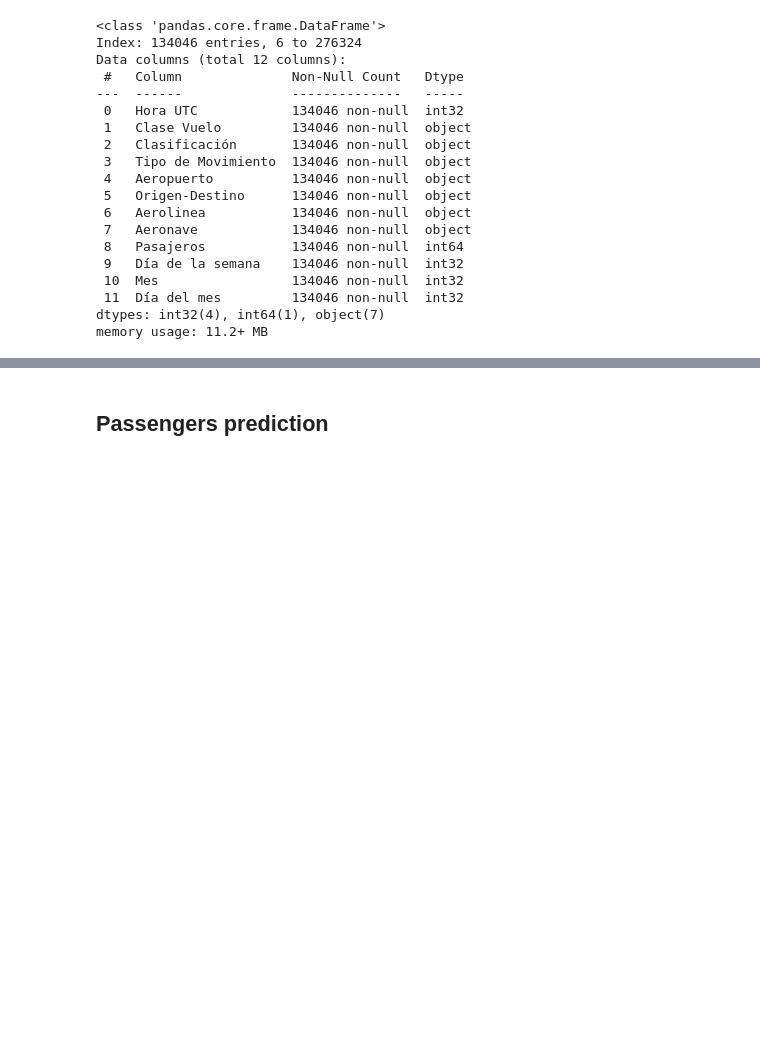
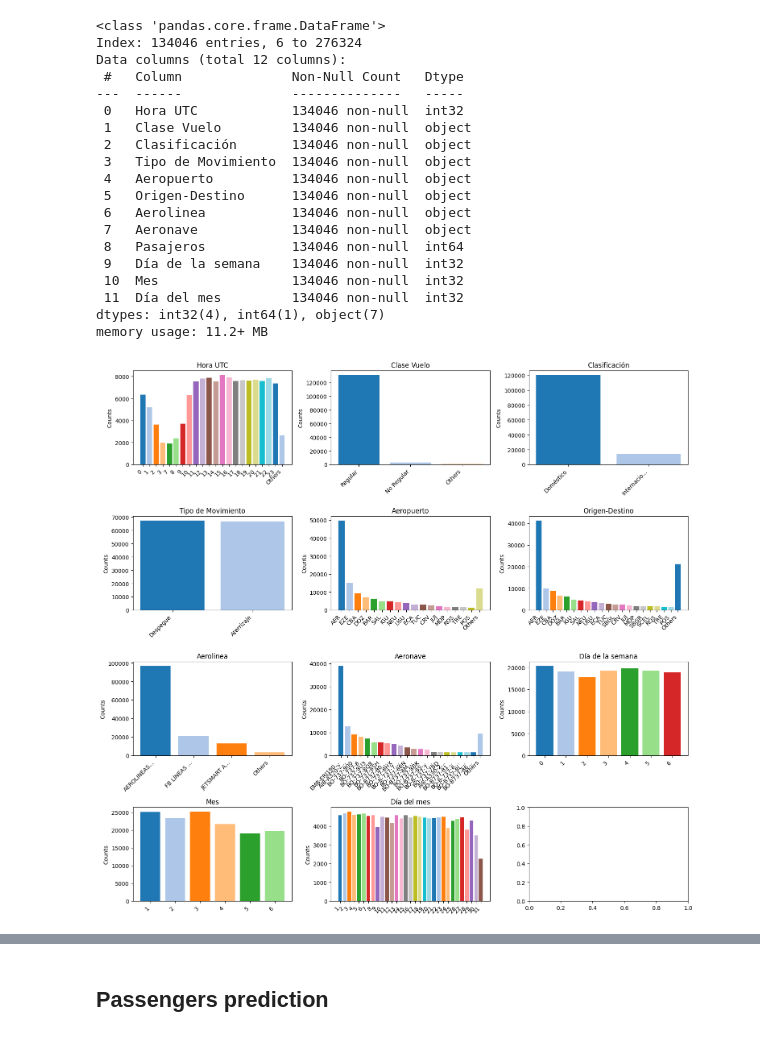
Before and after one commit to matuneville/ml-projects, a Jupyter notebook: projects/airports/air.ipynb, the cells around one changed output, grey strips where cells are left out. Cells and saved outputs as stored; diff of their text form; code cells hidden in the pictures; blank space fills up the shorter version.

```diff
--- a/projects/airports/air.ipynb
+++ b/projects/airports/air.ipynb
@@ -124,33 +124,35 @@ for i in range(len(cat_cols)):
     above_threshold = values[percentages >= threshold]
     below_threshold = values[percentages < threshold]
 
     if below_threshold.size > 0:
         others = below_threshold.sum()
         above_threshold['Others'] = others
 
     labels = list(map(str, above_threshold.index))
     counts = above_threshold.values
     color_count = len(counts)
 
-    if i > 6:
+    if i > 6 or i == 0:
         numeric_labels = pd.to_numeric(above_threshold.index, errors='coerce')
         sorted_labels_series = pd.Series(numeric_labels, index=above_threshold.index).sort_values()
         sorted_indices = sorted_labels_series.index
         counts = above_threshold.loc[sorted_indices].values
         labels = sorted_indices.astype(str).tolist()
 
     truncated_labels = [label[:max_label_length] + '...' if len(label) > max_label_length else label for label in labels]
 
     ax[i].bar(range(len(labels)), counts, color=colors[:color_count])
     ax[i].set_title(cat_cols[i])
     ax[i].set_ylabel('Counts')
 
     ax[i].set_xticks(range(len(labels)))
     ax[i].set_xticklabels(truncated_labels, rotation=45, ha='right')
 
 plt.subplots_adjust(hspace=0.4)
 
 plt.tight_layout()
 plt.show()
+# %% [output]
+[figure, added]
 # %%
 import seaborn as sns
```
Also changed, not shown: parts of 14 cells of this notebook.
